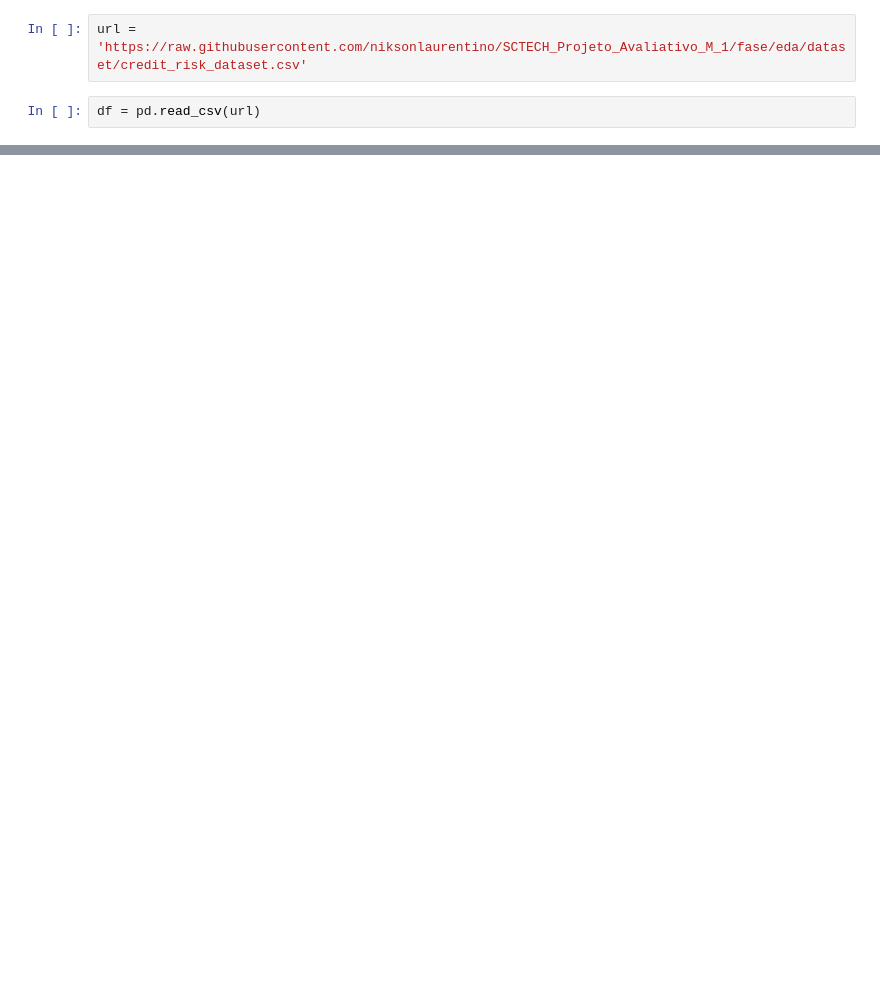
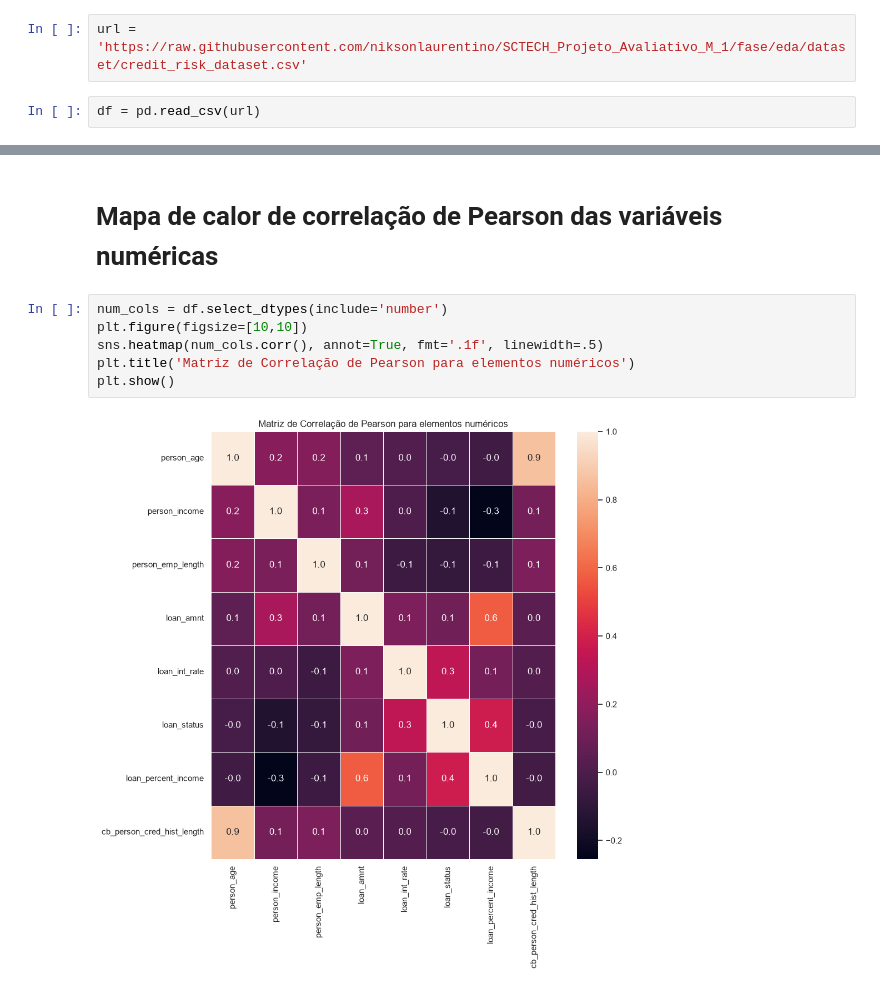
Before and after one commit to niksonlaurentino/SCTECH_Projeto_Avaliativo_M_1, a Jupyter notebook: Main.ipynb, the cells around one changed output, grey strips where cells are left out. Saved outputs shown, nothing was run; the diff lists cells and outputs as text; blank space fills up the shorter version.

```diff
--- a/Main.ipynb
+++ b/Main.ipynb
@@ -22,0 +103,10 @@ df
+# %% [markdown]
+# Mapa de calor de correlação de Pearson das variáveis numéricas
+# %%
+num_cols = df.select_dtypes(include='number')
+plt.figure(figsize=[10,10])
+sns.heatmap(num_cols.corr(), annot=True, fmt='.1f', linewidth=.5)
+plt.title('Matriz de Correlação de Pearson para elementos numéricos')
+plt.show()
+# %% [output]
+[figure, added]
```
Also changed, not shown: parts of 14 cells of this notebook.
